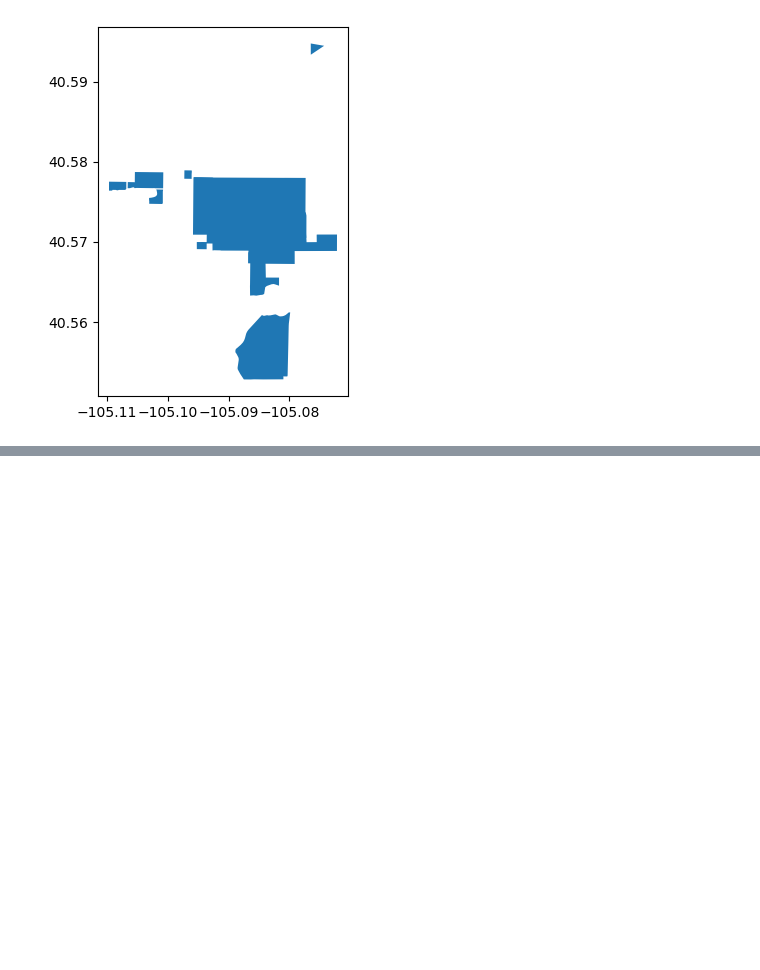
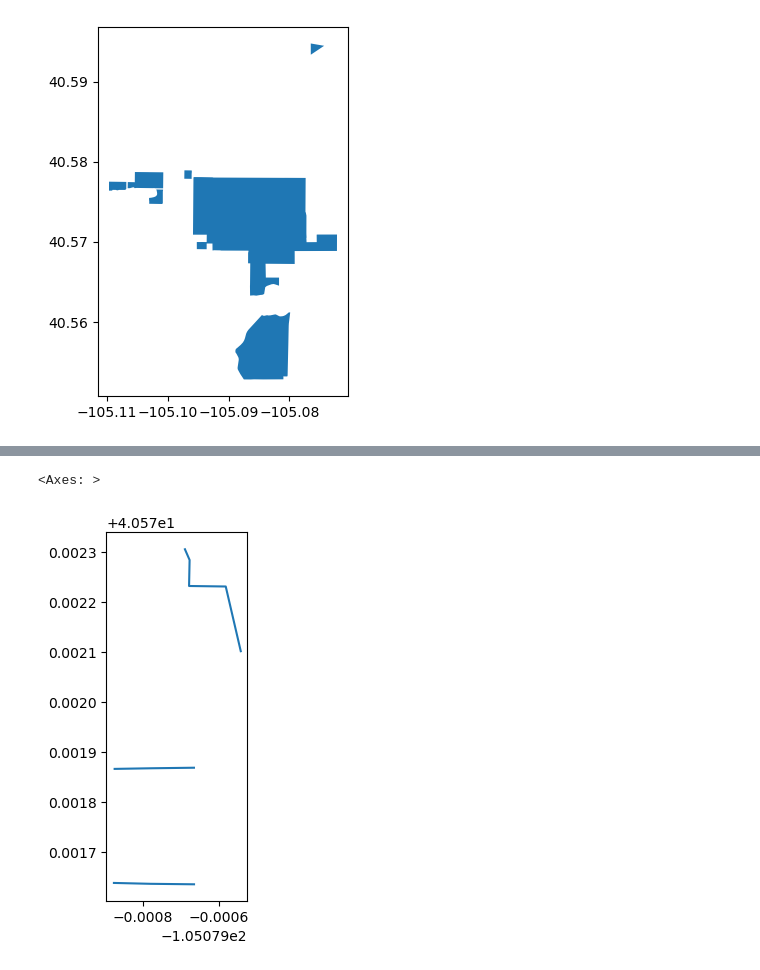
Before and after one commit to cu-esiil-edu/01-campus-map-camilleeguillen, a Jupyter notebook: csu_campus.ipynb, the cells around one changed output, grey strips where cells are left out. Saved outputs shown, nothing was run; the diff lists cells and outputs as text; code cells hidden in the pictures; blank space fills up the shorter version.

```diff
--- a/csu_campus.ipynb
+++ b/csu_campus.ipynb
@@ -83,0 +107,5 @@ WARNING:bokeh.core.validation.check:W-1005 (FIXED_SIZING_MODE): 'fixed' sizing m
+# %%
+# Get roads
+roads = osm.features_from_polygon(polygon,
+                                      tags={"highway": True})
+roads
@@ -83,0 +118,6 @@ WARNING:bokeh.core.validation.check:W-1005 (FIXED_SIZING_MODE): 'fixed' sizing m
+# %%
+# Plot Road
+roads.plot()
+# %% [output]
+<Axes: >
+[figure, added]
```
Also changed, not shown: parts of 6 cells of this notebook, 18 other files.
